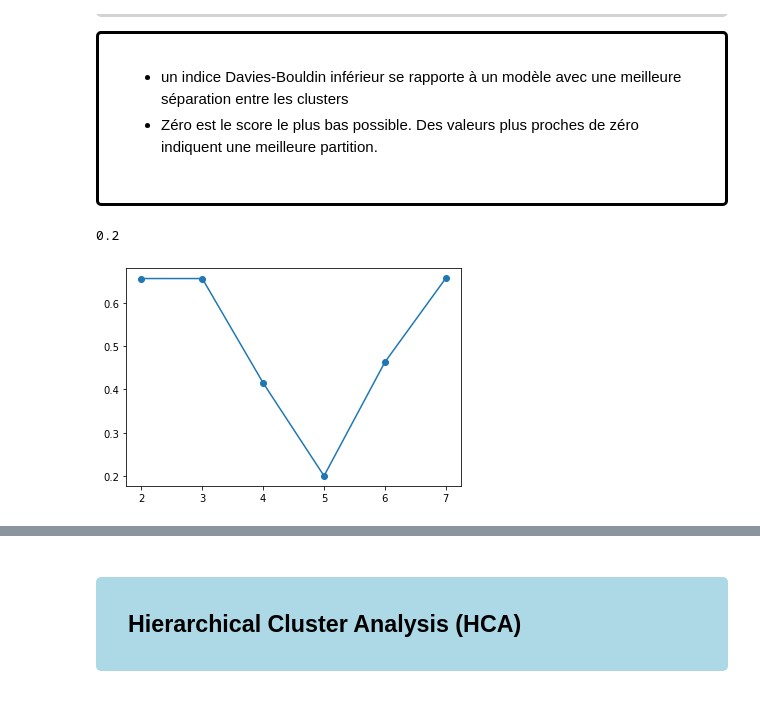
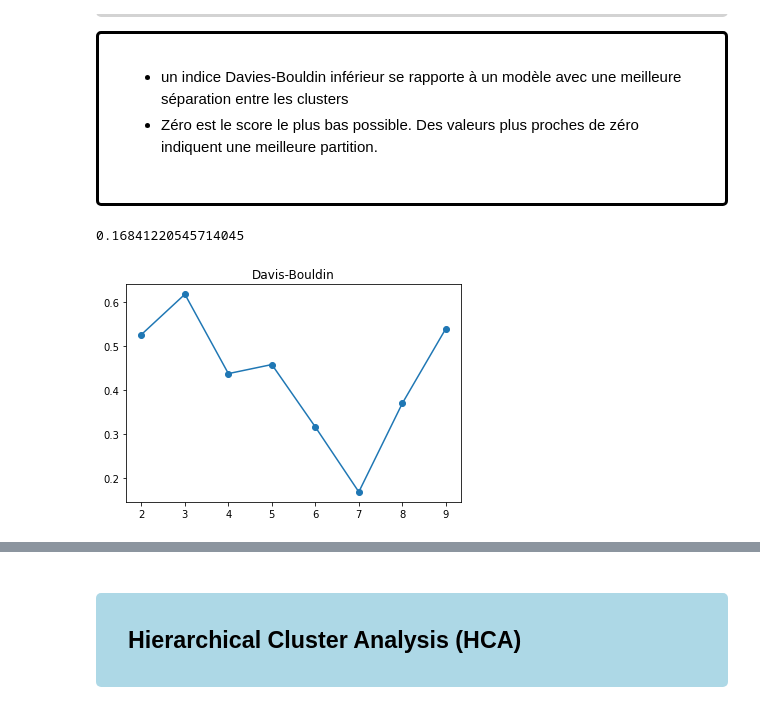
Before and after one commit to eric2mangel/DataScience, a Jupyter notebook: K-means_and_HCA_simples.ipynb, the cells around one changed output, grey strips where cells are left out. Drawn from its saved outputs; the diff is of its cells as text; code cells hidden in the pictures.

```diff
--- a/K-means_and_HCA_simples.ipynb
+++ b/K-means_and_HCA_simples.ipynb
@@ -9,7 +9,7 @@ import matplotlib.pyplot as plt
 
 from scipy.cluster.hierarchy import dendrogram
 
-nb_groupes_de_points = 5
+nb_groupes_de_points = 7
 coordglob = np.array([[1, 1], [2, 1], [2, 2],[1, 2],
                 [6, 6], [7, 6], [7, 7],[6, 7],
                 [11, 1], [12, 1], [12, 2],[11, 2],
@@ -19,7 +19,7 @@ coordglob = np.array([[1, 1], [2, 1], [2, 2],[1, 2],
                 [41, 1], [42, 1], [42, 2],[41, 2]])
 coord = coordglob[:nb_groupes_de_points*4]
 kmeans = KMeans(n_clusters=nb_groupes_de_points, random_state=0).fit(coord)
-#kmeans = KMeans(n_clusters=3, random_state=0).fit(coord)
+#kmeans = KMeans(n_clusters=4, random_state=0).fit(coord)
 kmeans.labels_
 
 print(kmeans.predict([[0, 0], [12, 3]]))
@@ -142,17 +96,18 @@ plt.show()
     </ul>
 </div>
 # %%
-DBS=[]
+DB=[]
 test_clusters = [i for i in range(2,nb_groupes_de_points+3)]
 for num_clusters in test_clusters:
     cls = KMeans(n_clusters=num_clusters,n_init=50,init='k-means++') #Les deux options à la fin pour avoir une initialisation aléatoire et unique
     cls.fit(coord)
     db = metrics.davies_bouldin_score(coord,cls.labels_) #silhouette de X_norm étant donné le clustering de cls
-    DBS.append(db)
+    DB.append(db)
 
-print(min(DBS))
-plt.plot(test_clusters,DBS,marker='o')   # on choisi le score le plus haut (sauf 2 clusters)
+print(min(DB))
+plt.plot(test_clusters,DB,marker='o')   # on choisi le score le plus haut (sauf 2 clusters)
+plt.title('Davis-Bouldin')
 plt.show()
 # %% [output]
-0.2
+0.16841220545714045
-[figure, old version]
+[figure, new version]
```
Also changed, not shown: parts of 19 cells of this notebook.
